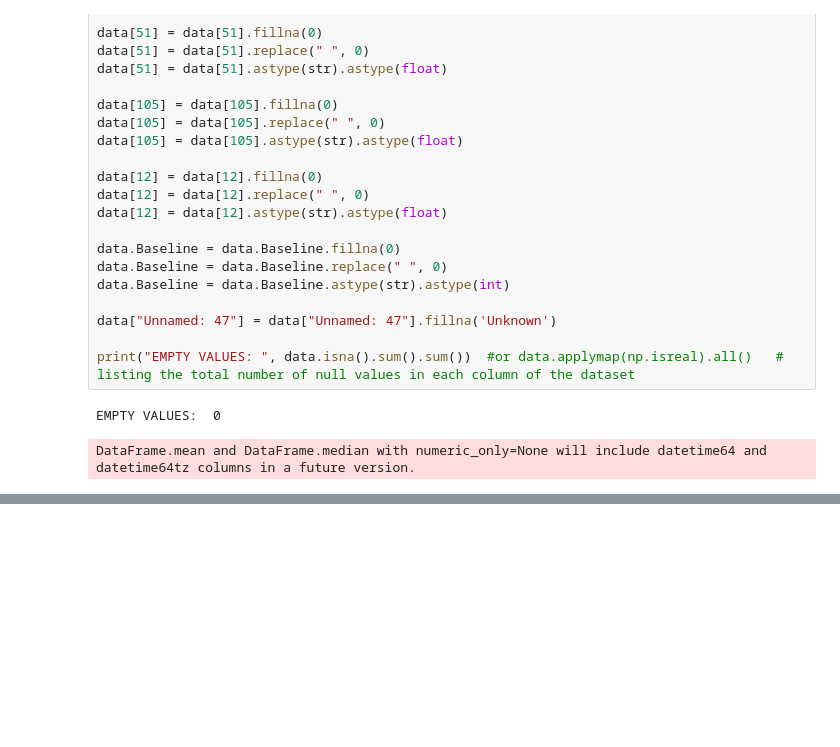
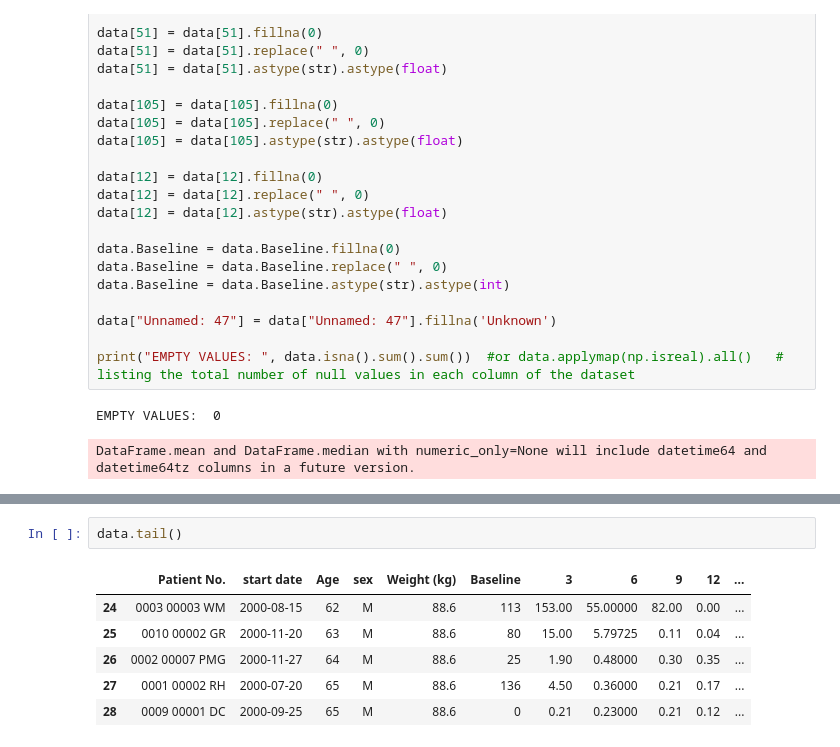
Before and after one commit to Utpal-Mishra/MSc-Thesis-Optimal-Control-Therapy-4-Cancer-Treatment, a Jupyter notebook: OptimalControlTherapy4CancerTreatment.ipynb, the cells around one changed output, grey strips where cells are left out. Drawn from its saved outputs; the diff is of its cells as text; blank space fills up the shorter version.

```diff
--- a/OptimalControlTherapy4CancerTreatment.ipynb
+++ b/OptimalControlTherapy4CancerTreatment.ipynb
@@ -137,0 +150,9 @@ DataFrame.mean and DataFrame.median with numeric_only=None will include datetime
+# %%
+data.tail()
+# %% [output]
+|  | Patient No. | start date | Age | sex | Weight (kg) | Baseline | 3 | 6 | 9 | 12 | ... |
+| 24 | 0003 00003 WM | 2000-08-15 | 62 | M | 88.6 | 113 | 153.00 | 55.00000 | 82.00 | 0.00 | ... |
+| 25 | 0010 00002 GR | 2000-11-20 | 63 | M | 88.6 | 80 | 15.00 | 5.79725 | 0.11 | 0.04 | ... |
+| 26 | 0002 00007 PMG | 2000-11-27 | 64 | M | 88.6 | 25 | 1.90 | 0.48000 | 0.30 | 0.35 | ... |
+| 27 | 0001 00002 RH | 2000-07-20 | 65 | M | 88.6 | 136 | 4.50 | 0.36000 | 0.21 | 0.17 | ... |
+| 28 | 0009 00001 DC | 2000-09-25 | 65 | M | 88.6 | 0 | 0.21 | 0.23000 | 0.21 | 0.12 | ... |
```
Also changed, not shown: parts of 19 cells of this notebook.
